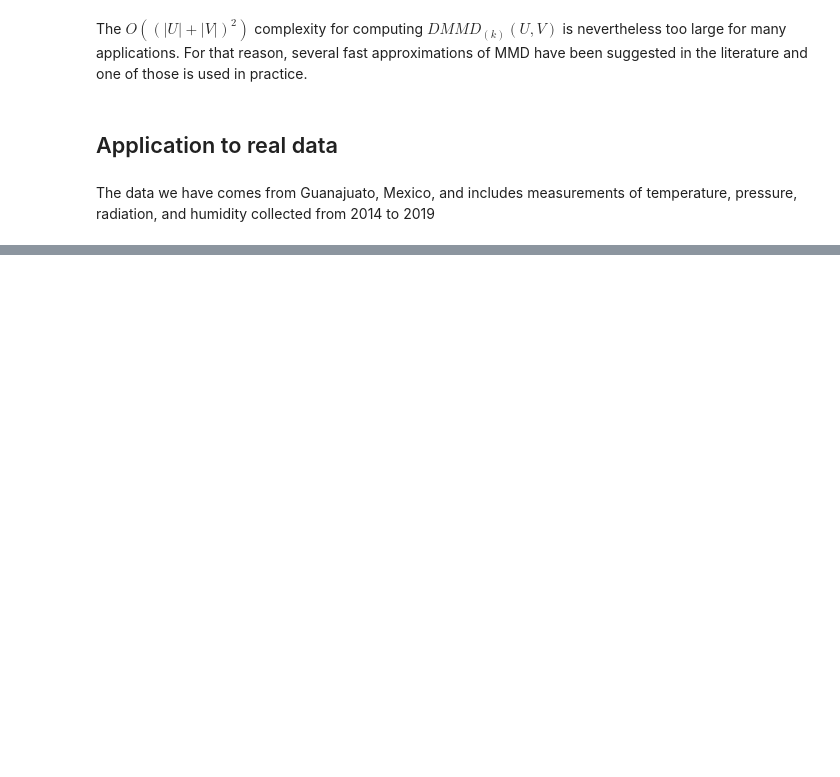
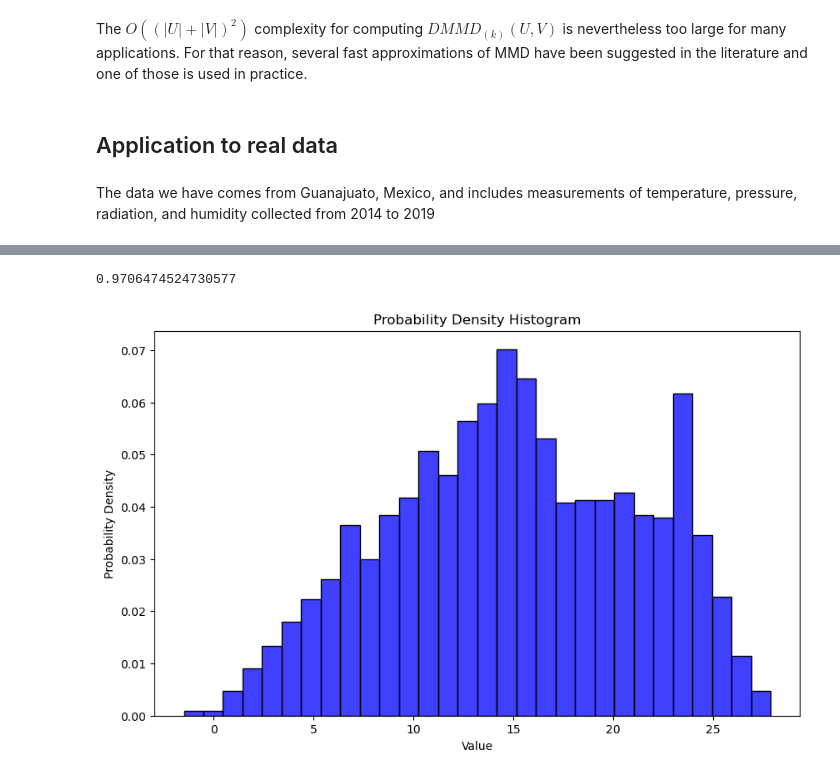
Before and after one commit to DanielaAndaluz/Distributional_Regression, a Jupyter notebook: DRF.ipynb, the cells around one changed output, grey strips where cells are left out. Cells and saved outputs as stored; diff of their text form; code cells hidden in the pictures; blank space fills up the shorter version.

```diff
--- a/DRF.ipynb
+++ b/DRF.ipynb
@@ -74,6 +78,8 @@ from drf import drf
 # %%
 #read data
 data=pd.read_csv("Images and data/Distributional_regression_data.csv")
+
+data=data.iloc[300000:,].reset_index(drop=True)
 # %%
 #Lets take a look at the data
 skim(data)
@@ -110,13 +116,11 @@ Number of obs:  310752
 # %%
-#Let's stay with just 10% of the data for manegability
-combined = data[['Rad_Solar', 'Humedad_rel', 'Temp_aire']]
-
-# Sample 10% of the combined DataFrame
-sampled_combined = combined.sample(frac=0.1, random_state=42)
-
-# Separate the sampled data back into X and Y
-X_sampled = sampled_combined[['Rad_Solar', 'Humedad_rel']]
-Y_sampled = sampled_combined[['Temp_aire']]
+#Let's separate the data into train and test
+X_train, X_test, Y_train, Y_test = train_test_split(X, Y, test_size=0.2, random_state=42)
+# Reset indices for all subsets
+X_train = X_train.reset_index(drop=True)
+X_test = X_test.reset_index(drop=True)
+Y_train = Y_train.reset_index(drop=True)
+Y_test = Y_test.reset_index(drop=True)
 # %%
 # fit model
 DRF = drf(min_node_size = 15, num_trees = 2000, splitting_rule = "FourierMMD") #those are the default values
@@ -125,10 +133,3 @@ DRF.info() #prints variable importance
-# %%
-#Generate test data
-sampled_combined = combined.sample(frac=0.01, random_state=42)
-
-# Separate the sampled data back into X and Y
-X_test= sampled_combined[['Rad_Solar', 'Humedad_rel']]
-Y_test= sampled_combined[['Temp_aire']]
 # %%
 # estimated conditional distribution represented via weights
 out = DRF.predict(newdata = X_test)
@@ -135,0 +150,19 @@ out = DRF.predict(newdata = X_test)
+# %%
+sum(CDF)
+# %% [output]
+0.9706474524730577
+# %%
+plt.figure(figsize=(10, 6))
+
+# Create a probability density histogram
+sns.histplot(Y_test, kde=False, stat='density', bins=30, color='blue', edgecolor='black')
+
+# Add labels and title
+plt.xlabel('Value')
+plt.ylabel('Probability Density')
+plt.title('Probability Density Histogram')
+
+# Show the plot
+plt.show()
+# %% [output]
+[figure, added]
```
Also changed, not shown: parts of 10 cells of this notebook.
